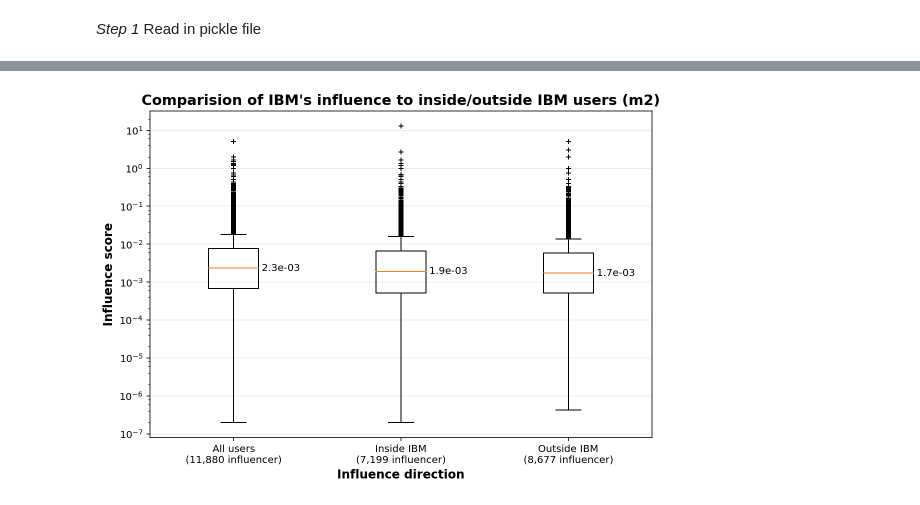
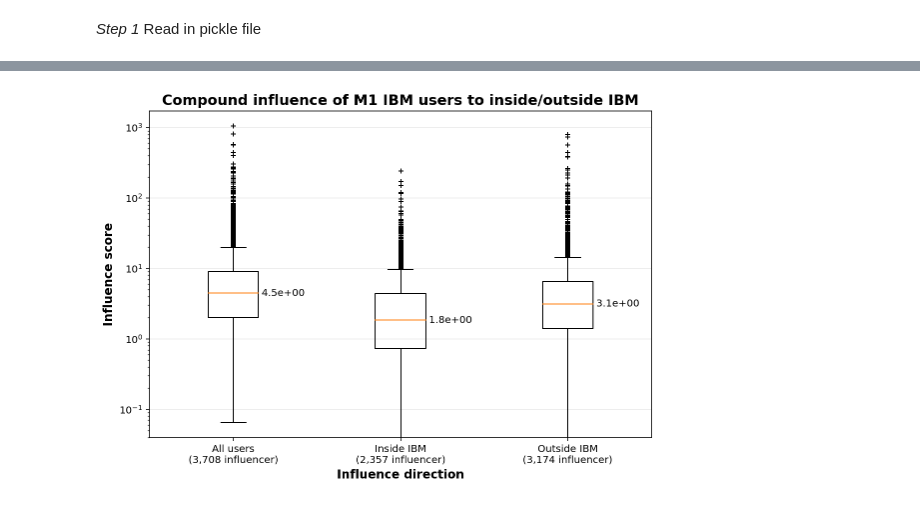
Before and after one commit to adamwang0705/ibm_tweets-analysis, a Jupyter notebook: develop/20170507-compare_influence_inside_outside.ipynb, the cells around one changed output, grey strips where cells are left out. Cells and saved outputs as stored; diff of their text form; code cells hidden in the pictures.

```diff
--- a/develop/20170507-compare_influence_inside_outside.ipynb
+++ b/develop/20170507-compare_influence_inside_outside.ipynb
@@ -540,5 +798,5 @@ Done
 _Step 1_ Read in pickle file
 # %%
 if 1 == 1:
-    df = pd.read_pickle(IBM_CASCADE_PKL)
+    df = pd.read_pickle(IBM_INFLUENCE_PKL)
 # %%
@@ -577,0 +848,2 @@ df.describe(np.arange(0.1, 1, 0.1))
+# %%
+df = df.dropna(subset=['fo_2'], how='any')
@@ -577,0 +908,2 @@ df.describe(np.arange(0.1, 1, 0.1))
+# %%
+df = df.drop(df['native_n'] < df['all_n'])
@@ -578,5 +931,4 @@ df.describe(np.arange(0.1, 1, 0.1))
 # %%
 if 1 == 1:
     # clean NaN
-    df_m1 = df_m1.fillna(0)
-    df_m2 = df_m2.fillna(0)
+    df = df.fillna(0)
@@ -648,63 +1007,67 @@ if 1 == 1:
 # %%
-ibm_influence_inout_m2_fig = os.path.join(FIG_DIR, 'ibm_influence_inout_m2.png')
-# for affiliation method_2
+"""
+Plot compound influence of M1 IBM users inside/outside IBM
+"""
+ibm_compound_influence_in_out_fig = os.path.join(FIG_DIR, 'ibm_compound_influence_in_out.png')
 if 1 == 1:
     '''
     Prepare data
     '''
-    df_m2_inside = df_m2[df_m2['ibm_trc'] > 0]
-    df_m2_outside = df_m2[df_m2['nonibm_trc'] > 0]
+    df_in = df[df['ibm_n'] > 0]
+    df_out = df[df['nonibm_n'] > 0]
 
-    # IBM casts influence to all users
-    m2_all_norm_s = df_m2['fo'] * df_m2['all_n']
-    m2_all_norm_s.replace(to_replace=0, value=1) # clean 0 values since its denominator
-    m2_all_influence = df_m2['all_trc'] / m2_all_norm_s
+    # IBM users' influence to all users
+    all_arc = df['all_srt'] / df['native_n']
+    all_cleaned_fo = df['fo_2'].replace(to_replace=0, value=1) # clean 0 values since its denominator
+    all_influence = all_arc * np.log(all_cleaned_fo)
 
-    # IBM casts influence to IBM users (inside)
-    m2_inside_norm_s = df_m2_inside['fo'] * df_m2_inside['ibm_n']
-    m2_inside_norm_s = m2_inside_norm_s.replace(to_replace=0, value=1) # clean 0 values since its denominator
-    m2_inside_influence = df_m2_inside['ibm_trc'] / m2_inside_norm_s
+    # IBM users' influence to IBM users (inside)
+    ibm_arc = df_in['ibm_srt'] / df_in['native_n']
+    ibm_cleaned_fo = df_in['fo_ibm'].replace(to_replace=0, value=1) # clean 0 values since its denominator
+    in_influence = ibm_arc * np.log(ibm_cleaned_fo)
 
-    # IBM casts influence to non-IBM users (outside)
-    m2_outside_norm_s = df_m2_outside['fo'] * df_m2_outside['nonibm_n']
-    m2_outside_norm_s = m2_outside_norm_s.replace(to_replace=0, value=1) # clean 0 values since its denominator
-    m2_outside_influence = df_m2_outside['nonibm_trc'] / m2_outside_norm_s
+    # IBM users' influence to non-IBM users (outside)
+    nonibm_arc = df_out['nonibm_srt'] / df_out['native_n']
+    nonibm_cleaned_fo = (df_out['fo_2'] - df_out['fo_ibm']).replace(to_replace=0, value=1) # clean 0 values since its denominator
+    out_influence = nonibm_arc * np.log(nonibm_cleaned_fo)
 
-    data = [m2_all_influence, m2_inside_influence, m2_outside_influence]
+    data = [all_influence, in_influence, out_influence]
 
     '''
     Plot
     '''
     fig, ax = plt.subplots(figsize=(9, 6))
 
     bp = plt.boxplot(data, notch=False, sym='k+', vert=True)
     plt.setp(bp['boxes'], color='black')
     plt.setp(bp['whiskers'], color='black')
     plt.setp(bp['fliers'], color='red', marker='+', markersize=5)
 
     title_fontdict = {'weight': 'bold', 'size': 'x-large'}
-    ax.set_title("Comparision of IBM's influence to inside/outside IBM users (m2)", fontdict=title_fontdict)
+    ax.set_title("Compound influence of M1 IBM users to inside/outside IBM", fontdict=title_fontdict)
 
     label_fontdict = {'weight': 'bold', 'size': 'large'}
     ax.set_xlabel('Influence direction', fontdict=label_fontdict)
     ax.set_ylabel('Influence score', fontdict=label_fontdict)
-    ax.set_xticklabels(['All users\n(11,880 influencer)', 'Inside IBM\n(7,199 influencer)', 'Outside IBM\n(8,677 influencer)'])
+    ax.set_xticklabels(['All users\n({:,} influencer)'.format(all_influence.shape[0]),
+                        'Inside IBM\n({:,} influencer)'.format(in_influence.shape[0]),
+                        'Outside IBM\n({:,} influencer)'.format(out_influence.shape[0])])
     ax.set_yscale('log')
 
     # add a horizontal grid to the plot, but make it very light in color
     ax.yaxis.grid(True, linestyle='-', which='major', color='lightgrey', alpha=0.5)
     ax.set_axisbelow(True)
 
     # add median value text to the median line
     for line in bp['medians']:
         # get position data for median line
         x, y = line.get_xydata()[1] # right point of median line
         # overlay median value
         ax.text(x, y, '{:8.1e}'.format(y), horizontalalignment='left', verticalalignment='center')
 
     '''
     Save figure
     '''
-    plt.savefig(ibm_influence_inout_m2_fig, dpi=200)
+    plt.savefig(ibm_compound_influence_in_out_fig, dpi=200)
 # %% [output]
-[figure, old version]
+[figure, new version]
```
Also changed, not shown: parts of 23 cells of this notebook, 13 other files.
